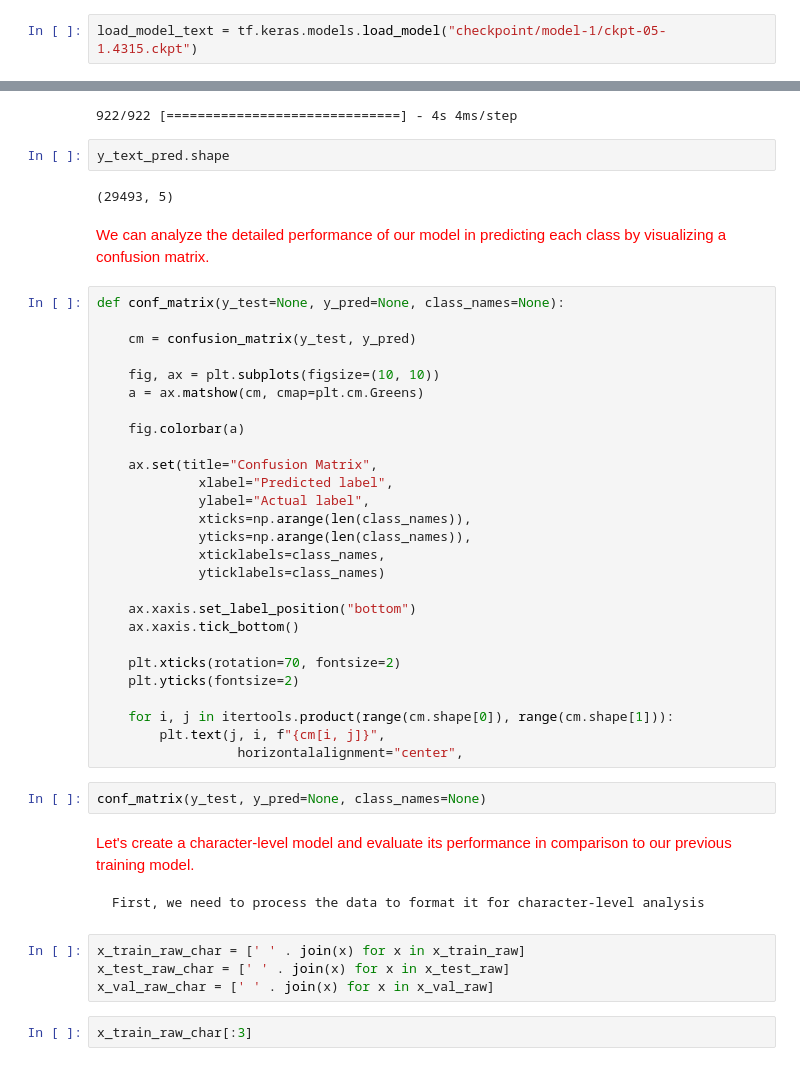
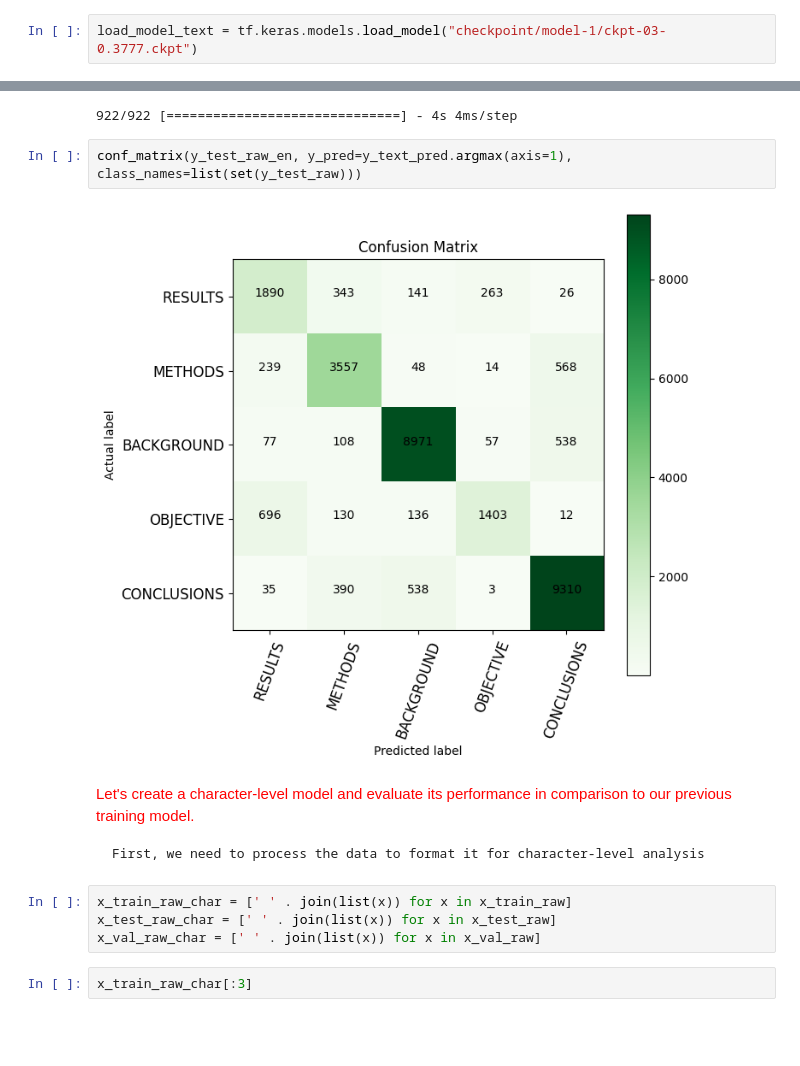
Before and after one commit to spoluan/PubMed200kRCT_medical_abstracts, a Jupyter notebook: PubMed200kRCT_medical_abstracts.ipynb, the cells around one changed output, grey strips where cells are left out. Saved outputs shown, nothing was run; the diff lists cells and outputs as text; blank space fills up the shorter version.

```diff
--- a/PubMed200kRCT_medical_abstracts.ipynb
+++ b/PubMed200kRCT_medical_abstracts.ipynb
@@ -466,3 +464,3 @@ pd.DataFrame(history_text.history).plot()
     I'll load our saved model from the checkpoint, assuming that our latest saved model is the best one. Here it is.
 # %%
-load_model_text = tf.keras.models.load_model("checkpoint/model-1/ckpt-05-1.4315.ckpt")
+load_model_text = tf.keras.models.load_model("checkpoint/model-1/ckpt-03-0.3777.ckpt")
@@ -470,49 +503,18 @@ load_model_text = tf.keras.models.load_model("checkpoint/model-1/ckpt-05-1.4315.
 y_text_pred = load_model_text.predict(test)
 # %% [output]
 922/922 [==============================] - 4s 4ms/step
-# %%
-y_text_pred.shape
-# %% [output]
-(29493, 5)
-# %% [markdown]
-<font color='red'>We can analyze the detailed performance of our model in predicting each class by visualizing a confusion matrix.</font>
-# %%
-def conf_matrix(y_test=None, y_pred=None, class_names=None):
-
-    cm = confusion_matrix(y_test, y_pred)
-
-    fig, ax = plt.subplots(figsize=(10, 10))
-    a = ax.matshow(cm, cmap=plt.cm.Greens)
-
-    fig.colorbar(a)
-
-    ax.set(title="Confusion Matrix",
-             xlabel="Predicted label",
-             ylabel="Actual label",
-             xticks=np.arange(len(class_names)),
-             yticks=np.arange(len(class_names)),
-             xticklabels=class_names,
-             yticklabels=class_names)
-
-    ax.xaxis.set_label_position("bottom")
-    ax.xaxis.tick_bottom()
-
-    plt.xticks(rotation=70, fontsize=2)
-    plt.yticks(fontsize=2)
-
-    for i, j in itertools.product(range(cm.shape[0]), range(cm.shape[1])):
-        plt.text(j, i, f"{cm[i, j]}",
-                  horizontalalignment="center",
-# %%
-conf_matrix(y_test, y_pred=None, class_names=None)
+# %%
+conf_matrix(y_test_raw_en, y_pred=y_text_pred.argmax(axis=1), class_names=list(set(y_test_raw)))
+# %% [output]
+[figure, added]
 # %% [markdown]
 <font color='red'>Let's create a character-level model and evaluate its performance in comparison to our previous training model.</font>
 
     First, we need to process the data to format it for character-level analysis
 # %%
-x_train_raw_char = [' ' . join(x) for x in x_train_raw]
-x_test_raw_char = [' ' . join(x) for x in x_test_raw]
-x_val_raw_char = [' ' . join(x) for x in x_val_raw]
+x_train_raw_char = [' ' . join(list(x)) for x in x_train_raw]
+x_test_raw_char = [' ' . join(list(x)) for x in x_test_raw]
+x_val_raw_char = [' ' . join(list(x)) for x in x_val_raw]
 # %%
 x_train_raw_char[:3]
 # %% [output]
```
Also changed, not shown: parts of 8 cells of this notebook.
